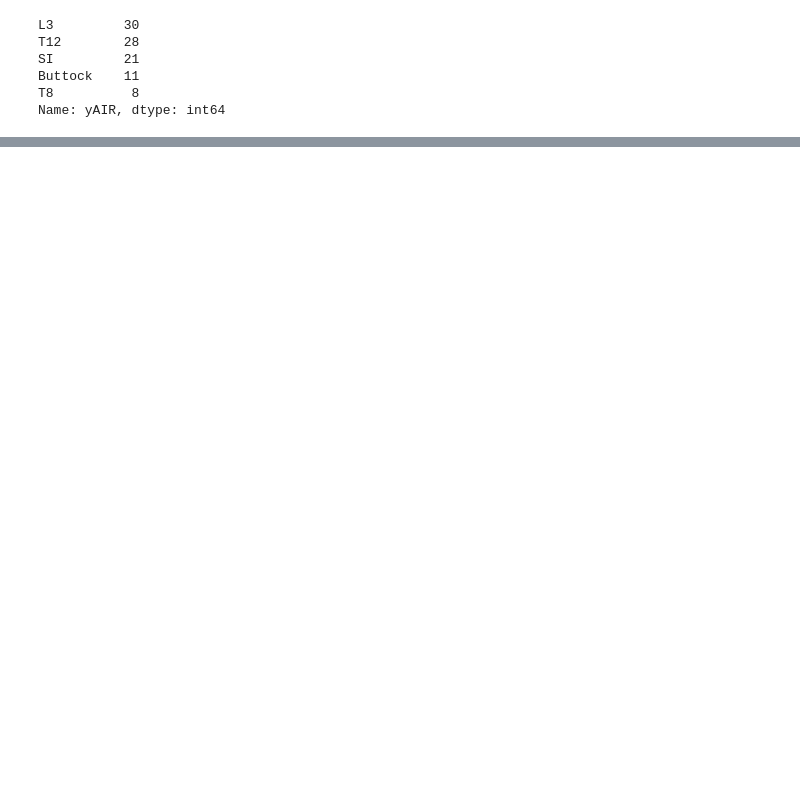
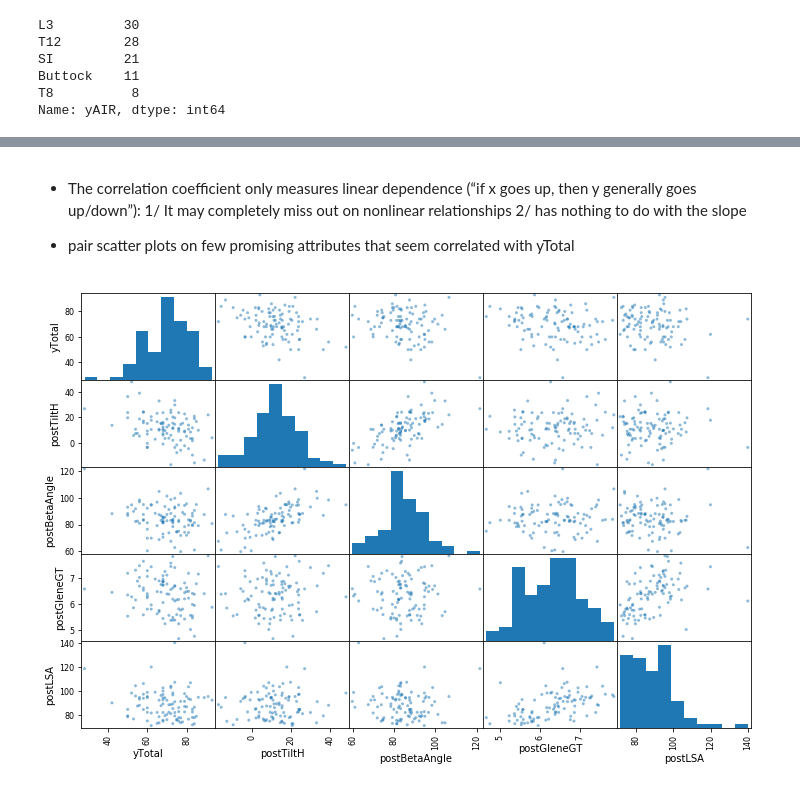
Before and after one commit to DavidSabbagh/Prosthesis-prognosis, a Jupyter notebook: jdw.ipynb, the cells around one changed output, grey strips where cells are left out. Saved outputs shown, nothing was run; the diff lists cells and outputs as text; code cells hidden in the pictures; blank space fills up the shorter version.

Commit message:
explore data

```diff
--- a/jdw.ipynb
+++ b/jdw.ipynb
@@ -126,0 +156,14 @@ plt.show()
+# %% [markdown]
+- The correlation coefficient only measures linear dependence (“if x
+goes up, then y generally goes up/down”): 1/ It may completely miss
+out on nonlinear relationships 2/ has nothing to do with the slope
+
+- pair scatter plots on few promising attributes that seem correlated with yTotal
+# %%
+from pandas.plotting import scatter_matrix
+attributes = ["yTotal", "postTiltH", "postBetaAngle",
+"postGleneGT", "postLSA"]
+scatter_matrix(data[attributes], figsize=(12, 8))
+plt.show()
+# %% [output]
+[figure, added]
```
Also changed, not shown: parts of 14 cells of this notebook.
